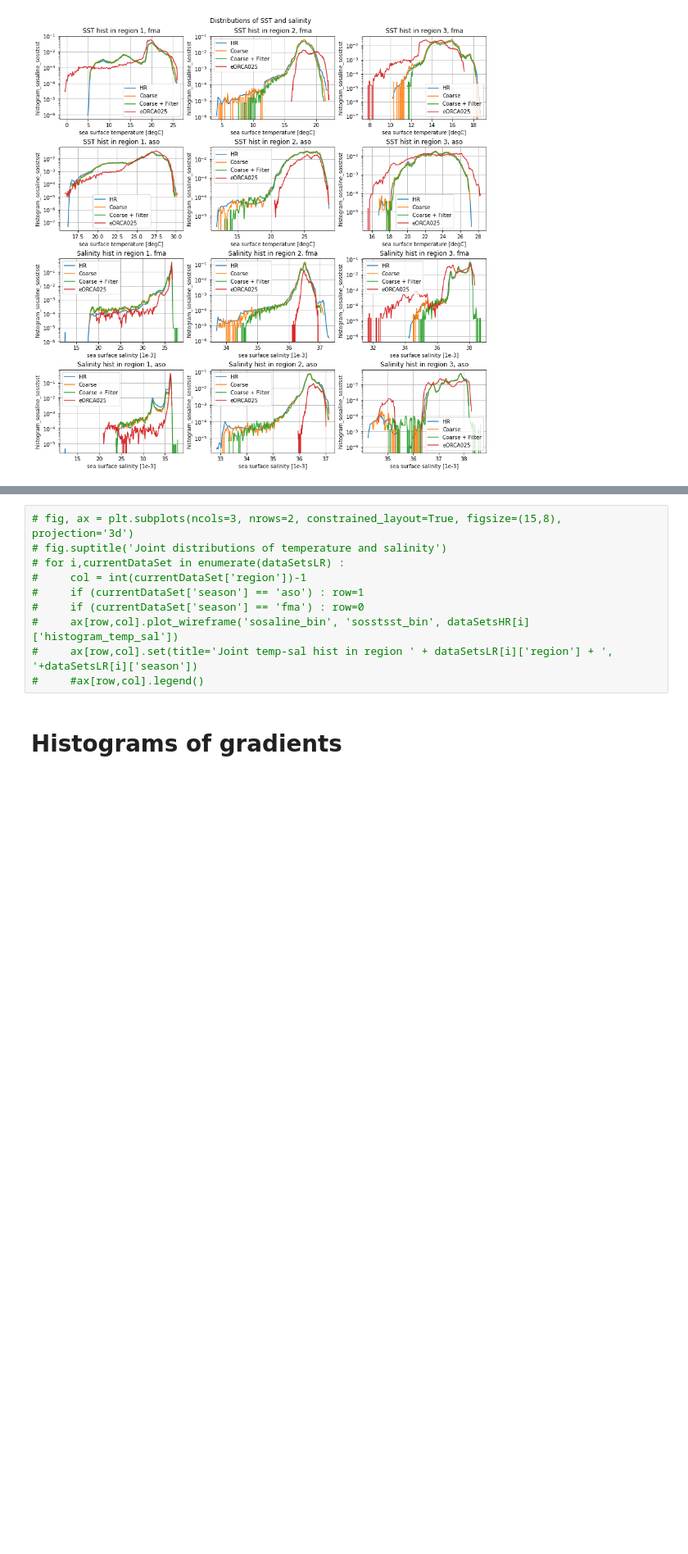
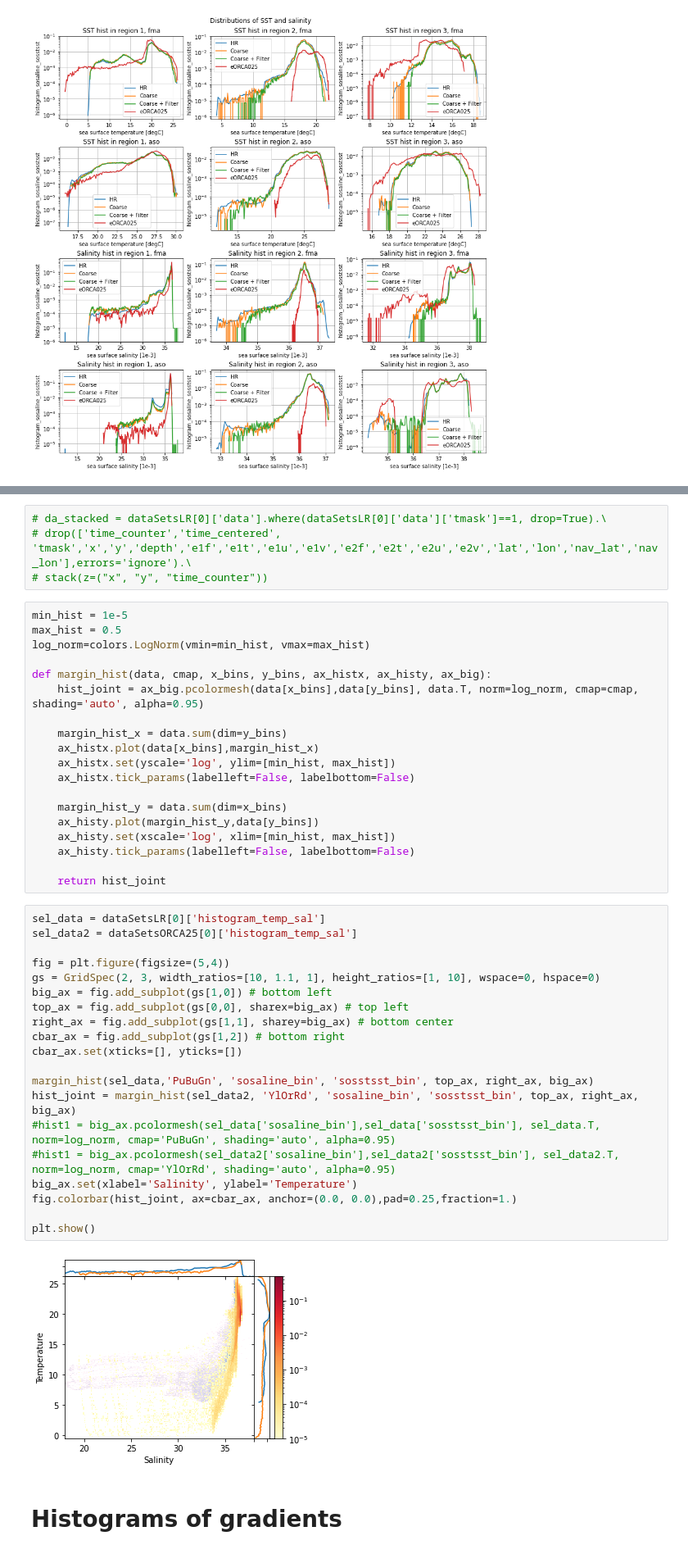
Before and after one commit to anastasiaGor/oceanDataNotebooks, a Jupyter notebook: gcm_filter/histograms_spec_regions.ipynb, the cells around one changed output, grey strips where cells are left out. Shown at 82% size. Saved outputs shown, nothing was run; the diff lists cells and outputs as text; blank space fills up the shorter version.

Commit message:
comparison of orca25 with filtered in tzo regions

```diff
--- a/gcm_filter/histograms_spec_regions.ipynb
+++ b/gcm_filter/histograms_spec_regions.ipynb
@@ -456,16 +459,51 @@ for i,currentDataSet in enumerate(dataSetsLR) :
     #ax[row,col].legend()
 # %% [output]
 [figure]
-# %%
-# fig, ax = plt.subplots(ncols=3, nrows=2, constrained_layout=True, figsize=(15,8), projection='3d')
-# fig.suptitle('Joint distributions of temperature and salinity')
-# for i,currentDataSet in enumerate(dataSetsLR) :
-#     col = int(currentDataSet['region'])-1
-#     if (currentDataSet['season'] == 'aso') : row=1
-#     if (currentDataSet['season'] == 'fma') : row=0
-#     ax[row,col].plot_wireframe('sosaline_bin', 'sosstsst_bin', dataSetsHR[i]['histogram_temp_sal'])
-#     ax[row,col].set(title='Joint temp-sal hist in region ' + dataSetsLR[i]['region'] + ', '+dataSetsLR[i]['season'])
-#     #ax[row,col].legend()
+# %%
+# da_stacked = dataSetsLR[0]['data'].where(dataSetsLR[0]['data']['tmask']==1, drop=True).\
+# drop(['time_counter','time_centered', 'tmask','x','y','depth','e1f','e1t','e1u','e1v','e2f','e2t','e2u','e2v','lat','lon','nav_lat','nav_lon'],errors='ignore').\
+# stack(z=("x", "y", "time_counter"))
+# %%
+min_hist = 1e-5
+max_hist = 0.5
+log_norm=colors.LogNorm(vmin=min_hist, vmax=max_hist)
+
+def margin_hist(data, cmap, x_bins, y_bins, ax_histx, ax_histy, ax_big):
+    hist_joint = ax_big.pcolormesh(data[x_bins],data[y_bins], data.T, norm=log_norm, cmap=cmap, shading='auto', alpha=0.95)
+
+    margin_hist_x = data.sum(dim=y_bins)
+    ax_histx.plot(data[x_bins],margin_hist_x)
+    ax_histx.set(yscale='log', ylim=[min_hist, max_hist])
+    ax_histx.tick_params(labelleft=False, labelbottom=False)
+
+    margin_hist_y = data.sum(dim=x_bins)
+    ax_histy.plot(margin_hist_y,data[y_bins])
+    ax_histy.set(xscale='log', xlim=[min_hist, max_hist])
+    ax_histy.tick_params(labelleft=False, labelbottom=False)
+
+    return hist_joint
+# %%
+sel_data = dataSetsLR[0]['histogram_temp_sal']
+sel_data2 = dataSetsORCA25[0]['histogram_temp_sal']
+
+fig = plt.figure(figsize=(5,4))
+gs = GridSpec(2, 3, width_ratios=[10, 1.1, 1], height_ratios=[1, 10], wspace=0, hspace=0)
+big_ax = fig.add_subplot(gs[1,0]) # bottom left
+top_ax = fig.add_subplot(gs[0,0], sharex=big_ax) # top left
+right_ax = fig.add_subplot(gs[1,1], sharey=big_ax) # bottom center
+cbar_ax = fig.add_subplot(gs[1,2]) # bottom right
+cbar_ax.set(xticks=[], yticks=[])
+
+margin_hist(sel_data,'PuBuGn', 'sosaline_bin', 'sosstsst_bin', top_ax, right_ax, big_ax)
+hist_joint = margin_hist(sel_data2, 'YlOrRd', 'sosaline_bin', 'sosstsst_bin', top_ax, right_ax, big_ax)
+#hist1 = big_ax.pcolormesh(sel_data['sosaline_bin'],sel_data['sosstsst_bin'], sel_data.T, norm=log_norm, cmap='PuBuGn', shading='auto', alpha=0.95)
+#hist1 = big_ax.pcolormesh(sel_data2['sosaline_bin'],sel_data2['sosstsst_bin'], sel_data2.T, norm=log_norm, cmap='YlOrRd', shading='auto', alpha=0.95)
+big_ax.set(xlabel='Salinity', ylabel='Temperature')
+fig.colorbar(hist_joint, ax=cbar_ax, anchor=(0.0, 0.0),pad=0.25,fraction=1.)
+
+plt.show()
+# %% [output]
+[figure, added]
 # %% [markdown]
 # Histograms of gradients
 # %% [markdown]
```
Also changed, not shown: parts of 29 cells of this notebook, 1 other file.
